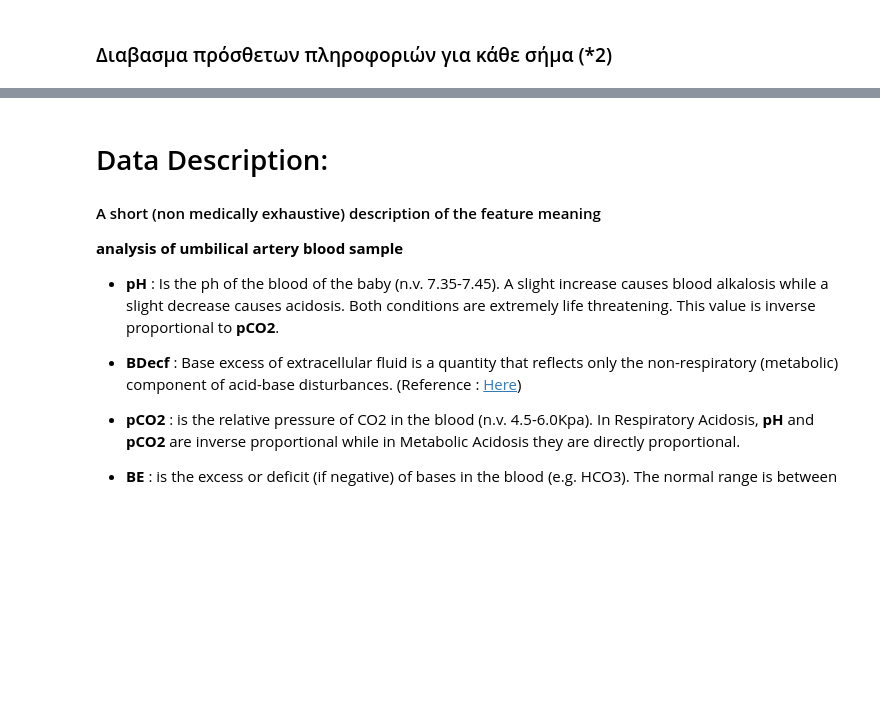
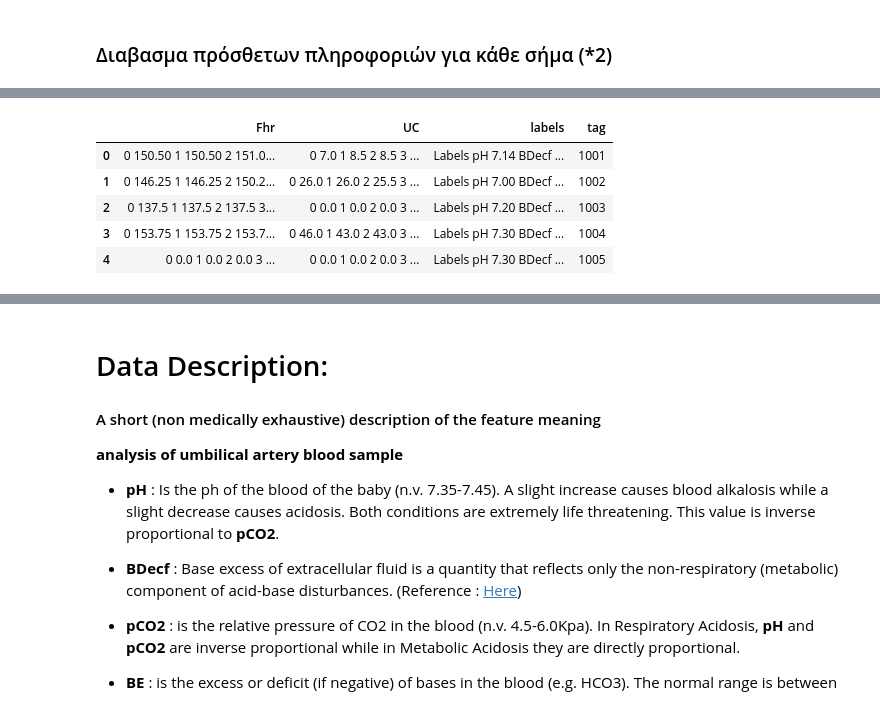
Before and after one commit to igeor/Cardiotocographic-Signal-Classification-based-on-Heart-Rate-Variability, a Jupyter notebook: analysis.ipynb, the cells around one changed output, grey strips where cells are left out. Saved outputs shown, nothing was run; the diff lists cells and outputs as text; code cells hidden in the pictures; blank space fills up the shorter version.

```diff
--- a/analysis.ipynb
+++ b/analysis.ipynb
@@ -85,0 +108,35 @@ Index(['pH', 'BDecf', 'pCO2', 'BE', 'Apgar1', 'Apgar5', 'NICU days',
+# %%
+import glob
+import re
+
+# specifying the path to csv files
+path = "database/signals"
+# csv files in the path
+files = glob.glob(path + "/*.csv")
+
+# defining an empty list to store content
+data_frame = pd.DataFrame(columns=['Fhr','UC'])
+content = []
+
+# checking all the csv files in the specified path
+for filename in files:
+    name = re.sub("[^0-9]", "", filename)
+    df = pd.read_csv(filename, index_col=None)
+    data_frame = data_frame.append(
+        {
+            'tag': name,
+            'Fhr': df['FHR'],
+            'UC': df['UC'],
+            'labels': ann_db[name]
+        },
+        ignore_index=True
+    )
+# %%
+data_frame.head()
+# %% [output]
+|  | Fhr | UC | labels | tag |
+| 0 | 0 150.50 1 150.50 2 151.0... | 0 7.0 1 8.5 2 8.5 3 ... | Labels pH 7.14 BDecf ... | 1001 |
+| 1 | 0 146.25 1 146.25 2 150.2... | 0 26.0 1 26.0 2 25.5 3 ... | Labels pH 7.00 BDecf ... | 1002 |
+| 2 | 0 137.5 1 137.5 2 137.5 3... | 0 0.0 1 0.0 2 0.0 3 ... | Labels pH 7.20 BDecf ... | 1003 |
+| 3 | 0 153.75 1 153.75 2 153.7... | 0 46.0 1 43.0 2 43.0 3 ... | Labels pH 7.30 BDecf ... | 1004 |
+| 4 | 0 0.0 1 0.0 2 0.0 3 ... | 0 0.0 1 0.0 2 0.0 3 ... | Labels pH 7.30 BDecf ... | 1005 |
```
Also changed, not shown: parts of 11 cells of this notebook.
